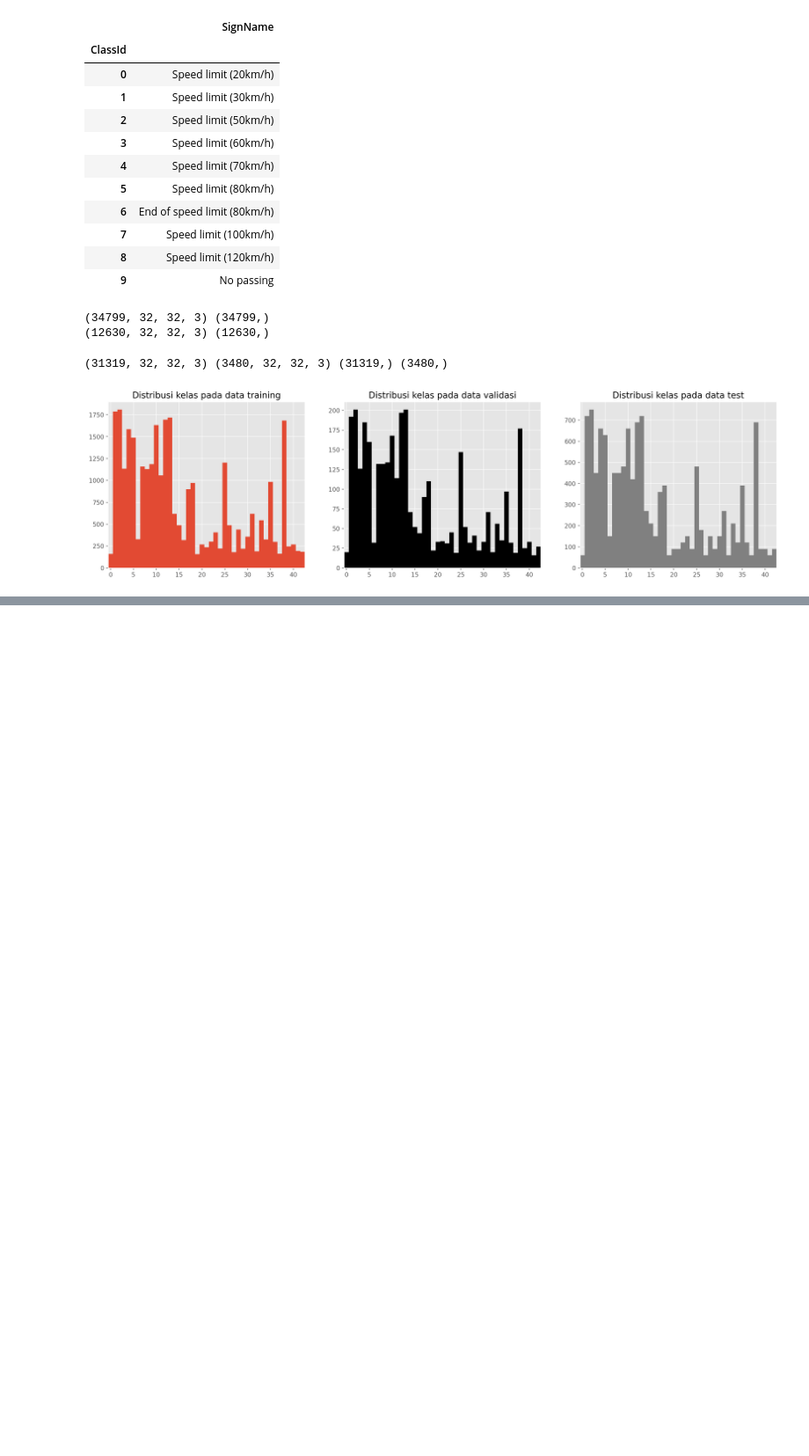
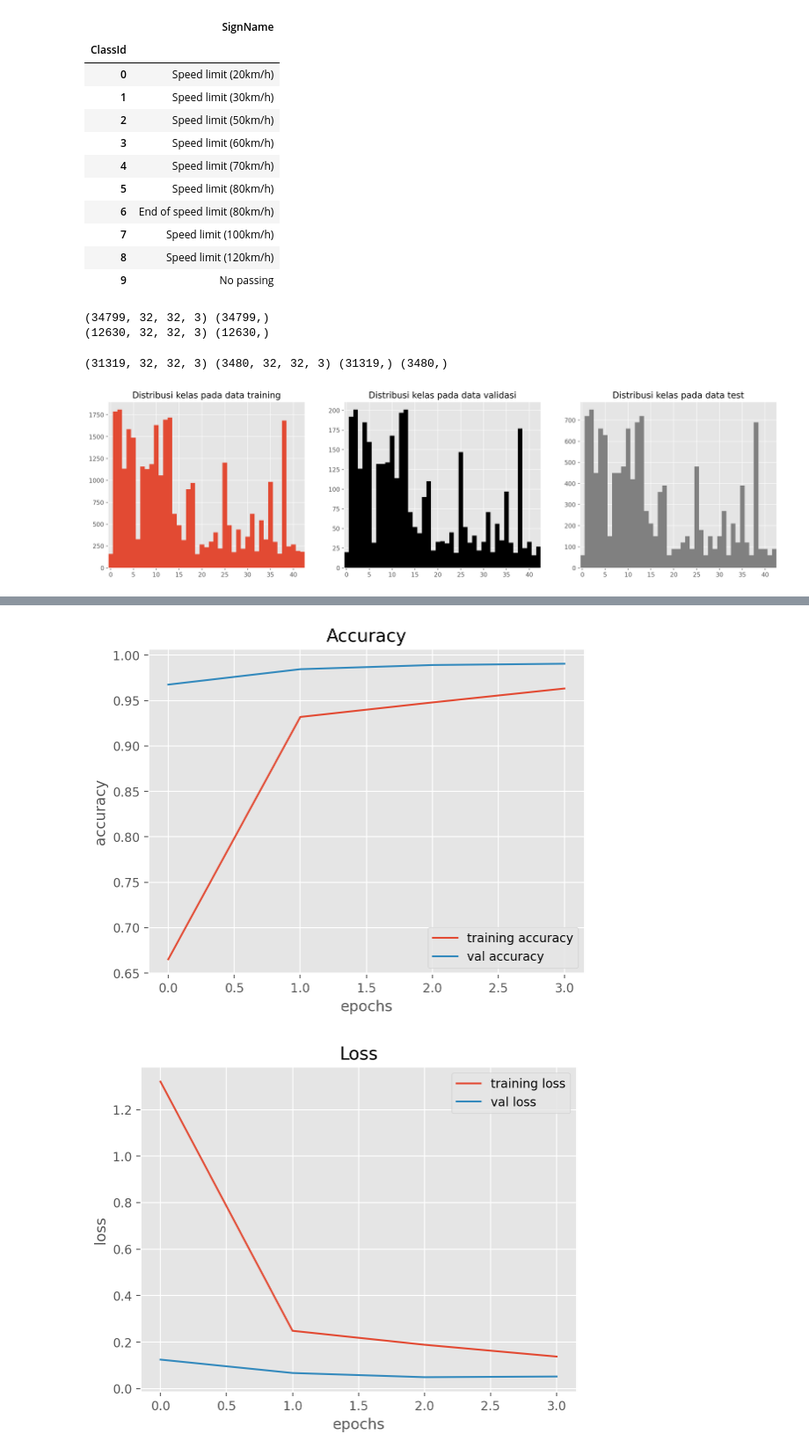
Before and after one commit to akhmad-ardi/Computer_Vision, a Jupyter notebook: Model_Klasifikasi_Rambu_Lalu_Lintas.ipynb, the cells around one changed output, grey strips where cells are left out. Shown: that part at 88% size. Cells and saved outputs as stored; diff of their text form; code cells hidden in the pictures; blank space fills up the shorter version.

Commit message:
Create model CNN

```diff
--- a/Model_Klasifikasi_Rambu_Lalu_Lintas.ipynb
+++ b/Model_Klasifikasi_Rambu_Lalu_Lintas.ipynb
@@ -155,3 +154,27 @@ class myCallback(tf.keras.callbacks.Callback):
       print("\nAkurasi telah mencapai >96%. Stop training!")
       self.model.stop_training = True
 callbacks = myCallback()
+# %%
+model = Sequential([
+    Conv2D(32, (3,3), activation='relu', input_shape=(32, 32, 3)),
+    Conv2D(64, (3,3), activation='relu'),
+    MaxPool2D(2,2),
+    Dropout(0.25),
+
+    Conv2D(128, (3,3), activation='relu'),
+    Conv2D(128, (3,3), activation='relu'),
+    MaxPool2D(2,2),
+    Dropout(0.25),
+
+    Flatten(),
+    Dense(256, activation='relu'),
+    Dropout(0.5),
+    Dense(43, activation='softmax')
+])
+# %%
+# Compile the model
+model.compile(loss='categorical_crossentropy', optimizer='adam', metrics=['accuracy'])
+# %%
+epochs = 25
+history = model.fit(X_train, y_train, batch_size=32, epochs=epochs, validation_data=(X_val, y_val), callbacks=[callbacks])
+model.save("my_model.h5")
@@ -157,0 +193,23 @@ callbacks = myCallback()
+# %%
+# Plotting graphs for accuracy
+plt.figure(0)
+plt.plot(history.history['accuracy'], label='training accuracy')
+plt.plot(history.history['val_accuracy'], label='val accuracy')
+plt.title('Accuracy')
+plt.xlabel('epochs')
+plt.ylabel('accuracy')
+plt.legend()
+plt.show()
+
+# Plotting graphs for loss
+plt.figure(1)
+plt.plot(history.history['loss'], label='training loss')
+plt.plot(history.history['val_loss'], label='val loss')
+plt.title('Loss')
+plt.xlabel('epochs')
+plt.ylabel('loss')
+plt.legend()
+plt.show()
+# %% [output]
+[figure, added]
+[figure, added]
```
Also changed, not shown: parts of 5 cells of this notebook.
